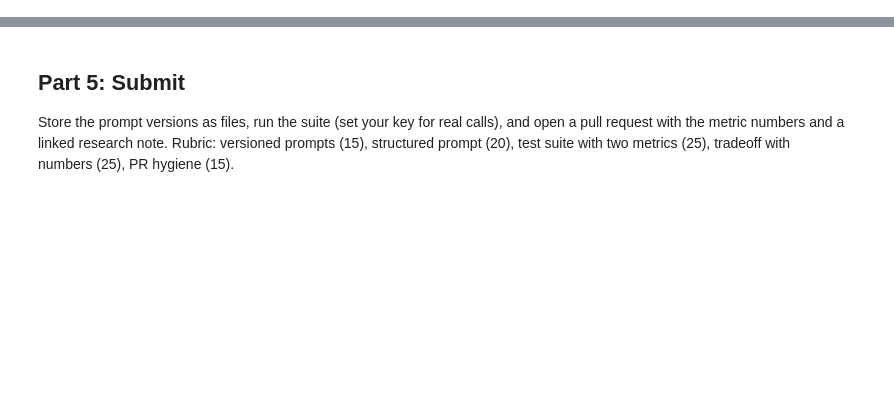
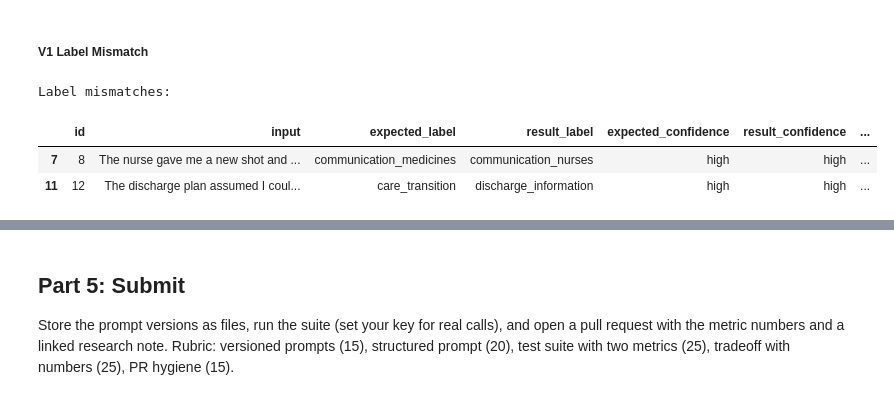
Before and after one commit to bretttay24/cosc-650-applied-llm-systems, a Jupyter notebook: week-3/week3_prompt_engineering.ipynb, the cells around one changed output, grey strips where cells are left out. Saved outputs shown, nothing was run; the diff lists cells and outputs as text; code cells hidden in the pictures; blank space fills up the shorter version.

```diff
--- a/week-3/week3_prompt_engineering.ipynb
+++ b/week-3/week3_prompt_engineering.ipynb
@@ -86,0 +518,15 @@ for t in tests:
+# %% [markdown]
+##### V1 Label Mismatch
+# %%
+print("Label mismatches:")
+display(find_label_mismatches(raw_results_df_v1).style.set_properties(
+    **{
+        "white-space": "pre-wrap",
+        "text-align": "left",
+    }
+))
+# %% [output]
+Label mismatches:
+|  | id | input | expected_label | result_label | expected_confidence | result_confidence | ... |
+| 7 | 8 | The nurse gave me a new shot and ... | communication_medicines | communication_nurses | high | high | ... |
+| 11 | 12 | The discharge plan assumed I coul... | care_transition | discharge_information | high | high | ... |
```
Also changed, not shown: parts of 38 cells of this notebook, 8 other files.
